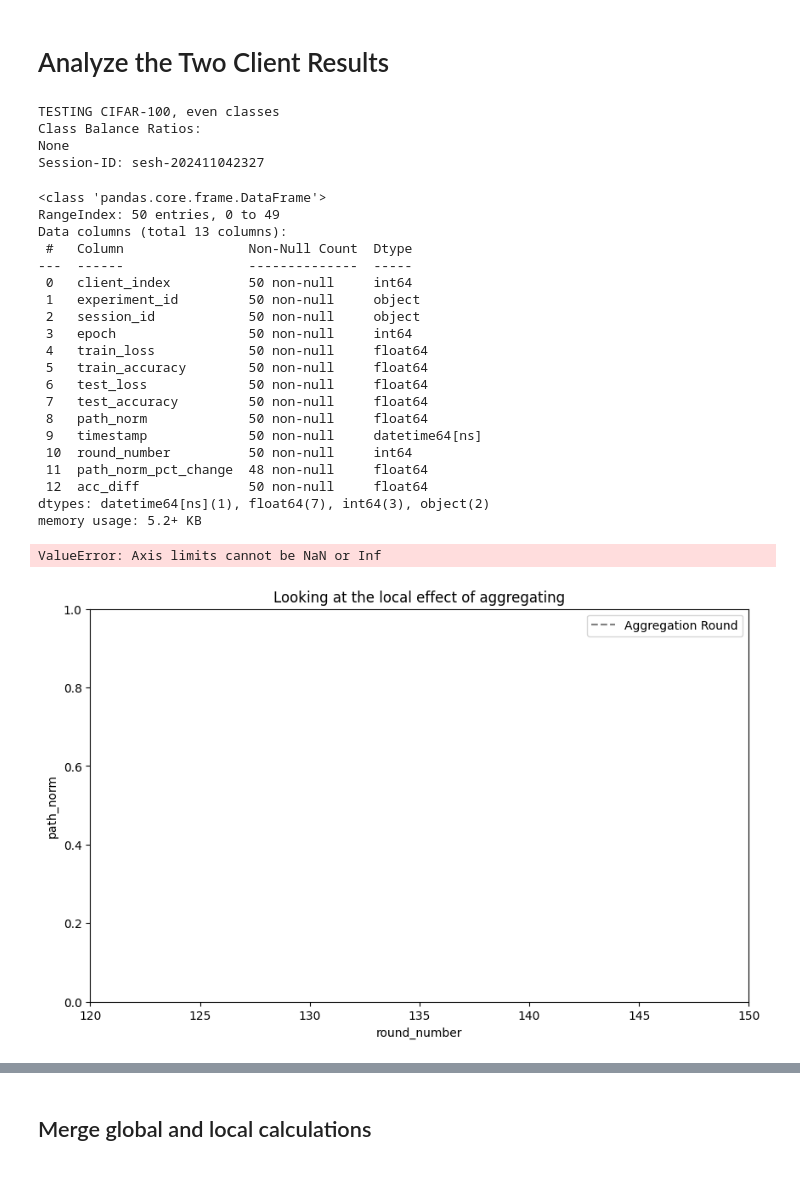
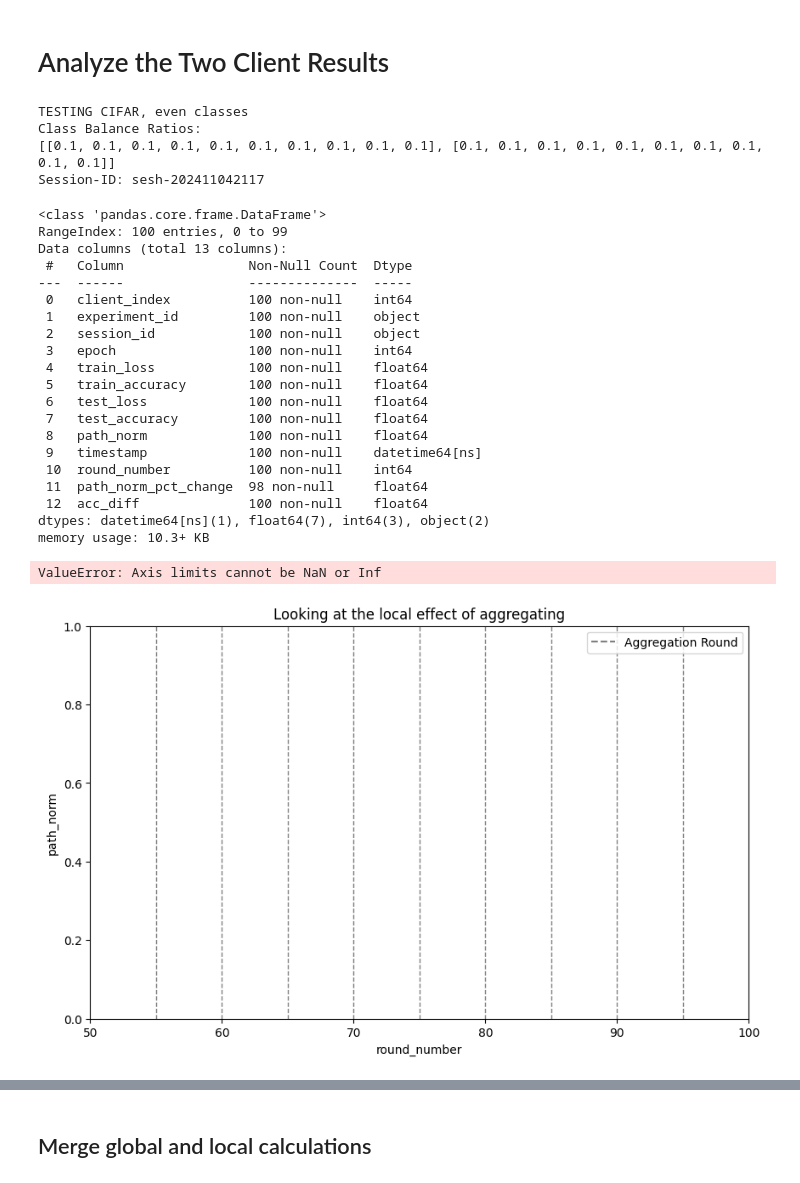
Before and after one commit to vaughankraska/fedland, a Jupyter notebook: scripts/quick_plots.ipynb, the cells around one changed output, grey strips where cells are left out. Drawn from its saved outputs; the diff is of its cells as text; code cells hidden in the pictures.

```diff
--- a/scripts/quick_plots.ipynb
+++ b/scripts/quick_plots.ipynb
@@ -12,15 +12,16 @@ from fedland.database_models.experiment import experiment_store, Experiment
 
 # EXPERIMENT_ID = "672348e0b5b58473e1bba6aa"  # Balanced classes (not specified)
 # EXPERIMENT_ID = "672350dd69ff8d1c3163f36a"  # Balanced classes
-EXPERIMENT_ID = "67288510cbeefa48e7882390"  # Balanced classes (No seed, fixed indexes)
+# EXPERIMENT_ID = "67288510cbeefa48e7882390"  # Balanced classes (No seed, fixed indexes)
 # EXPERIMENT_ID = "6723576ce286058bcd2e5f5c"  # Imablanced
 # EXPERIMENT_ID = "67286f34ddffa7950c8c8fd0"  # Imablanced (No seed)
 # EXPERIMENT_ID = "67287eb68822ce8b7edca18c"  # Imablanced (No seed, fixed indexes)
 # EXPERIMENT_ID = "67235cb4e286058bcd2e5f5d"  # Offsetting
 # EXPERIMENT_ID = "672380095dc2f66ef4e6ff0b"    # 3 clients Imabalance
 
-# EXPERIMENT_ID = "67292bb90fe17824cc25b989"    # CIFAR-10 TEST
-EXPERIMENT_ID = "67294a2ef407ec33edbc2f13"    # CIFAR-100 TEST
+EXPERIMENT_ID = "67292bb90fe17824cc25b989"    # CIFAR-10 TEST
+# EXPERIMENT_ID = "67294a2ef407ec33edbc2f13"    # CIFAR-100 TEST
+# EXPERIMENT_ID = "6729e9ec280a81c198affa11"    # CIFAR-100 TEST (30 rounds)
 
 FEDN_URL = "localhost"
 FEDN_PORT = 8092
@@ -118,6 +119,7 @@ def plot_path_norm_analysis(merged_df: pd.DataFrame, figsize: tuple = (15, 12))
     fig, (ax1, ax2, ax3) = plt.subplots(3, 1, figsize=figsize)
     local_data = merged_df[merged_df['round_type'] == 'local'].copy()
     global_data = merged_df[merged_df['round_type'] == 'global'].copy()
+    global_data = global_data.drop_duplicates(subset=['global_path_norm'])
 
     # Calculate percent changes for each client
     for client in local_data['client_index'].unique():
@@ -183,10 +185,10 @@ print("Class Balance Ratios:")
 print(exps.get("target_balance_ratios"))
 print(f"Session-ID: {SESSION_ID}")
 # %% [output]
-TESTING CIFAR-100, even classes
+TESTING CIFAR, even classes
 Class Balance Ratios:
-None
-Session-ID: sesh-202411042327
+[[0.1, 0.1, 0.1, 0.1, 0.1, 0.1, 0.1, 0.1, 0.1, 0.1], [0.1, 0.1, 0.1, 0.1, 0.1, 0.1, 0.1, 0.1, 0.1, 0.1]]
+Session-ID: sesh-202411042117
 # %%
 df_balanced = flatten_experiment_clients(client_stats)
 df_balanced = df_balanced.drop(["pac_bayes_bound", "frobenius_norm"], axis=1)
@@ -194,51 +196,51 @@ df_balanced["acc_diff"] = df_balanced["train_accuracy"] - df_balanced["test_accu
 df_balanced.info()
 # %% [output]
 <class 'pandas.core.frame.DataFrame'>
-RangeIndex: 50 entries, 0 to 49
+RangeIndex: 100 entries, 0 to 99
 Data columns (total 13 columns):
  #   Column                Non-Null Count  Dtype
 ---  ------                --------------  -----
- 0   client_index          50 non-null     int64
- 1   experiment_id         50 non-null     object
- 2   session_id            50 non-null     object
- 3   epoch                 50 non-null     int64
- 4   train_loss            50 non-null     float64
- 5   train_accuracy        50 non-null     float64
- 6   test_loss             50 non-null     float64
- 7   test_accuracy         50 non-null     float64
- 8   path_norm             50 non-null     float64
- 9   timestamp             50 non-null     datetime64[ns]
- 10  round_number          50 non-null     int64
- 11  path_norm_pct_change  48 non-null     float64
- 12  acc_diff              50 non-null     float64
+ 0   client_index          100 non-null    int64
+ 1   experiment_id         100 non-null    object
+ 2   session_id            100 non-null    object
+ 3   epoch                 100 non-null    int64
+ 4   train_loss            100 non-null    float64
+ 5   train_accuracy        100 non-null    float64
+ 6   test_loss             100 non-null    float64
+ 7   test_accuracy         100 non-null    float64
+ 8   path_norm             100 non-null    float64
+ 9   timestamp             100 non-null    datetime64[ns]
+ 10  round_number          100 non-null    int64
+ 11  path_norm_pct_change  98 non-null     float64
+ 12  acc_diff              100 non-null    float64
 dtypes: datetime64[ns](1), float64(7), int64(3), object(2)
-memory usage: 5.2+ KB
+memory usage: 10.3+ KB
 # %%
 # plt.xlim(40, 150)
 # plt.ylim(0, .012)
-XLIM = 120
-UPPER_LIMIT = 150  # Upper limit for the x-axis zoom
+XLIM = 50
+UPPER_LIMIT = 100  # Upper limit for the x-axis zoom
 Y_VAR = "path_norm"
 filtered_data = df_balanced[(df_balanced['round_number'] > XLIM) & (df_balanced['round_number'] <= UPPER_LIMIT)]
 plt.figure(figsize=(10,6))
 plt.title("Looking at the local effect of aggregating")
 sns.lineplot(data=filtered_data, x='round_number', y=Y_VAR, hue='client_index')
 for i in range(BATCHES, len(df_balanced), BATCHES):
     if XLIM < i < UPPER_LIMIT:
         plt.axvline(x=i, linestyle='--', color='grey', linewidth=1)
 ax1 = plt.gca()
 handles, labels = ax1.get_legend_handles_labels()
 custom_line = Line2D([0], [0], color='grey', linestyle='--', label='Aggregation Round')
 handles.append(custom_line)
 ax1.legend(handles=handles)
 
 
 plt.xlim(XLIM, UPPER_LIMIT)
 plt.ylim(filtered_data[Y_VAR].min(), filtered_data[Y_VAR].max())
 plt.show()
 # %% [output]
 ValueError: Axis limits cannot be NaN or Inf
-[figure, old version]
+[figure, new version]
 # %%
 # Create figure with two subplots
 fig, (ax1, ax2) = plt.subplots(2, 1, figsize=(12, 8), height_ratios=[1, 0.8])
```
Also changed, not shown: parts of 6 cells of this notebook, 2 other files.
